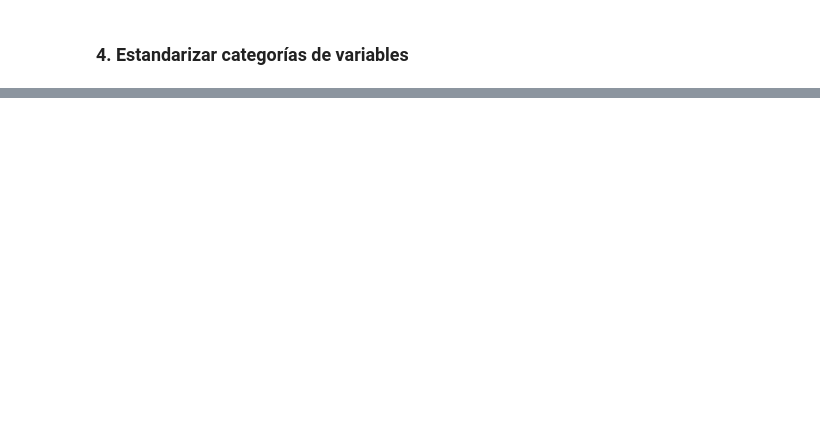
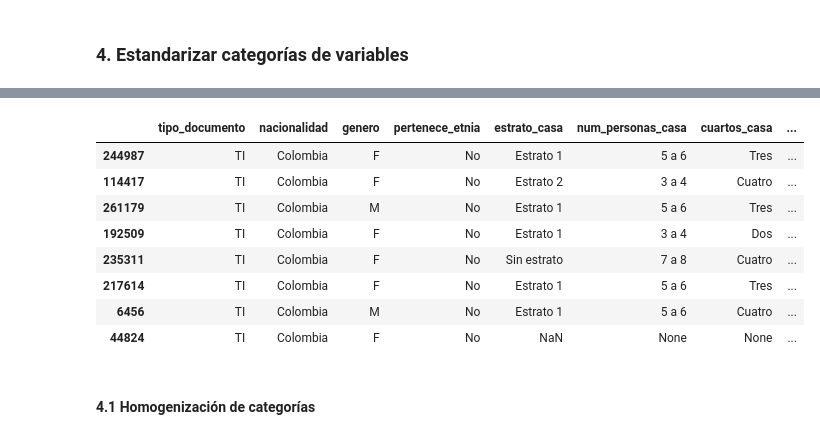
Before and after one commit to JorgeJordyJaimes/icfes-app, a Jupyter notebook: notebooks/2.limpieza-datos.ipynb, the cells around one changed output, grey strips where cells are left out. Cells and saved outputs as stored; diff of their text form; code cells hidden in the pictures; blank space fills up the shorter version.

```diff
--- a/notebooks/2.limpieza-datos.ipynb
+++ b/notebooks/2.limpieza-datos.ipynb
@@ -350,3 +341,34 @@ icfes.sample(5)
+# %%
+vars_cat = ['tipo_documento', 'nacionalidad', 'genero', 'pertenece_etnia', 'estrato_casa', 'educacion_padre', 'educacion_madre',
+            'actividad_padre', 'actividad_madre', 'internet', 'tv', 'computador', 'lavadora', 'microndas', 'carro','moto', 'consola',
+            'num_libros_casa', 'come_derivados_leche', 'come_carne_pescado_huevo', 'come_cereal_frutas_legumbres', 'situacion_economica',
+            'cuanto_lee', 'cuanto_navega_web', 'horas_trabajo_semanal', 'tipo_pago_trabajo', 'colegio_genero', 'colegio_oficial',
+            'colegio_calendario', 'colegio_bilingue', 'tipo_colegio', 'colegio_sede_principal', 'colegio_urbano_rural', 'colegio_jornada',
+            'mpio_colegio', 'dpto_colegio']
+
+icfes[vars_cat] = icfes[vars_cat].astype('category')
+# %%
+variables_estandarizar = ['nacionalidad', 'pertenece_etnia', 'estrato_casa', 'educacion_padre', 'educacion_madre',
+            'actividad_padre', 'actividad_madre', 'internet', 'tv', 'computador', 'lavadora', 'microndas', 'carro',
+            'moto', 'consola', 'num_libros_casa', 'come_derivados_leche', 'come_carne_pescado_huevo', 'come_cereal_frutas_legumbres',
+            'situacion_economica', 'cuanto_lee', 'cuanto_navega_web', 'horas_trabajo_semanal', 'tipo_pago_trabajo', 'colegio_genero',
+            'colegio_oficial', 'colegio_calendario', 'colegio_bilingue', 'tipo_colegio', 'colegio_sede_principal', 'colegio_urbano_rural',
+            'colegio_jornada', 'mpio_colegio', 'dpto_colegio']
+
+icfes[variables_estandarizar] = icfes[variables_estandarizar].apply(lambda x: x.str.capitalize() if x.dtype == "category" else x)
+icfes.sample(8)
+# %% [output]
+|  | tipo_documento | nacionalidad | genero | pertenece_etnia | estrato_casa | num_personas_casa | cuartos_casa | ... |
+| 244987 | TI | Colombia | F | No | Estrato 1 | 5 a 6 | Tres | ... |
+| 114417 | TI | Colombia | F | No | Estrato 2 | 3 a 4 | Cuatro | ... |
+| 261179 | TI | Colombia | M | No | Estrato 1 | 5 a 6 | Tres | ... |
+| 192509 | TI | Colombia | F | No | Estrato 1 | 3 a 4 | Dos | ... |
+| 235311 | TI | Colombia | F | No | Sin estrato | 7 a 8 | Cuatro | ... |
+| 217614 | TI | Colombia | F | No | Estrato 1 | 5 a 6 | Tres | ... |
+| 6456 | TI | Colombia | M | No | Estrato 1 | 5 a 6 | Cuatro | ... |
+| 44824 | TI | Colombia | F | No | NaN | None | None | ... |
+# %% [markdown]
+#### 4.1 Homogenización de categorías
 # %%
 icfes['genero'].value_counts(dropna=False)
 # %% [output]
```
Also changed, not shown: parts of 40 cells of this notebook.
